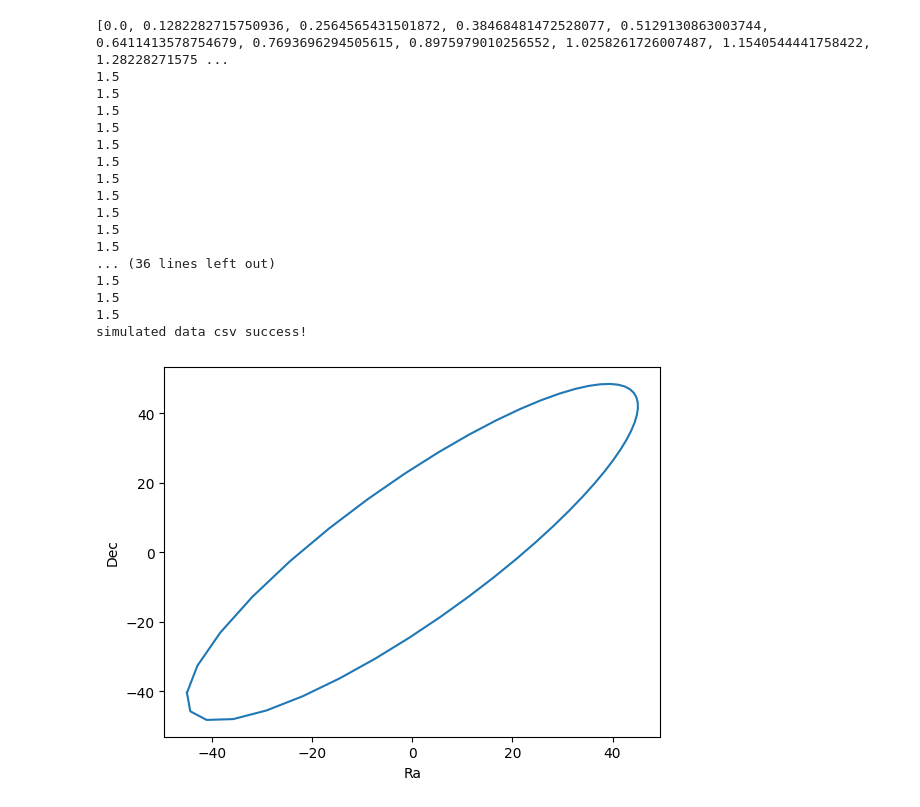
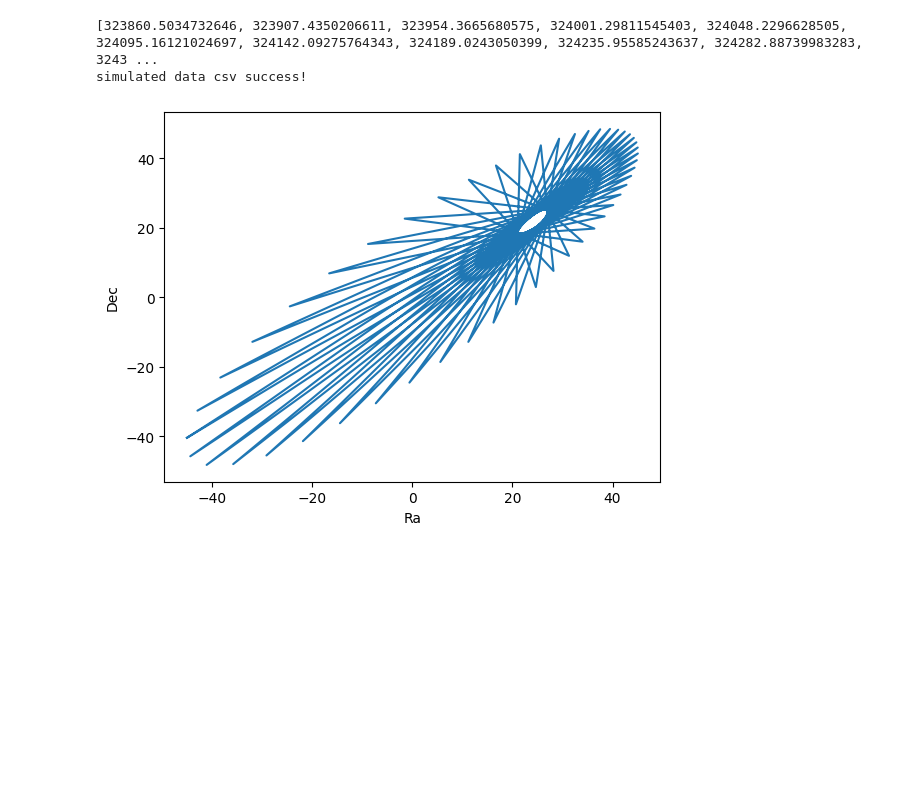
Before and after one commit to Farrmol/CIERA-Research, a Jupyter notebook: OE to Pos and Brightness.ipynb, the cells around one changed output. Saved outputs shown, nothing was run; the diff lists cells and outputs as text; code cells hidden in the pictures; blank space fills up the shorter version.

Commit message:
epochs now given in mjd; tau_ref_epoch consistent

```diff
--- a/OE to Pos and Brightness.ipynb
+++ b/OE to Pos and Brightness.ipynb
@@ -3,6 +3,7 @@
 import numpy as np
 import math
 import matplotlib.pyplot as plt
+from astropy.time import Time
 
 # orbit values
 r = 50 # [mas]
@@ -12,26 +13,29 @@ Omega = np.radians(60) # [radians]
 omega = np.radians(120) # [radians]
 plx = 30 # [mas]
 albedo= 0.5
+tau_ref_epoch = 0 # [mjd]
 # the semimajor axis (a) that is implied here is 1.5au
 
 # First define functions:
 
 #Here will be the function where we convert time to mean anomaly; we will convert these 5 values:
-time_values = np.linspace(0, 1, num=50) # [time_values are in years]
+# time_values = np.linspace(0, 1, num=50) # [time_values are in years]
+time_values = Time(np.linspace(2000, 2001, num=50), format='decimalyear')
 
 # We can begin defining the conversion and its variables
 # t0 is time since periapsis (when its closest to the star) (years), t is the current time, T is orbital period (in years), a is semi-major axis (in au)
 def time_to_mean_anomaly(t, t0, T):
 
+
 # This is the equation to go from time to mean anomaly
-   mean_anomaly = (2 * math.pi * (t-t0)/T)
+   mean_anomaly = (2 * math.pi * (t-t0 - tau_ref_epoch)/T)
    return mean_anomaly
 
 
-T = 1
+T = 365
 t0 = 0
 mean_anomalies = []
-for i in time_values:
+for i in time_values.mjd:
     mean_anomaly = time_to_mean_anomaly(i, t0, T)
     mean_anomalies.append(mean_anomaly)
 
@@ -147,8 +151,8 @@ plt.xlabel('Ra')
 plt.ylabel('Dec')
 
 plt.figure()
-plt.plot(time_values, brightness_new)
-plt.xlabel("Time [dy]", fontsize=18)
+plt.plot(time_values.mjd, brightness_new)
+plt.xlabel("Time [mjd]", fontsize=18)
 plt.ylabel("Brightness", fontsize=18)
 plt.title("Time vs. Relative Brightness: Simulated Orbital Data")
 
@@ -162,48 +166,33 @@ import csv
 # filename = "/Users/farrahamolina/orbitize/orbitize/example_data/simulated_ra_dec_data.csv"
 filename = "simulated_ra_dec_data.csv"
 Object_ID_List = [1] * 50
 raoff_err_list = [0.01] * 50
 decoff_err_list = [0.01] * 50
 
 #with open(filename, mode='w', newline='') as file:
  #   writer = csv.writer(file)
 
     # Write the header with the additional "object_id" column
   #  writer.writerow(["epoch", "object", "raoff", "decoff", "raoff_err", "decoff_err", "brightness"])
 
     # Write the data rows with a unique ID for each object
    # for (epoch, obj, ra, dec, raoff_err, decoff_err, brightness) in (zip(time_values, Object_ID_List, oe_to_pos_ra, oe_to_pos_dec, raoff_err_list, decoff_err_list,  brightness_new)):
     #    writer.writerow([epoch, obj, ra, dec, raoff_err,decoff_err, brightness])
 
 #print("csv file success!!")
 
 with open(filename, mode='w', newline='') as file:
     writer = csv.writer(file)
 
     # Write the header with the additional "object_id" column
     writer.writerow(["epoch", "object", "raoff", "decoff", "raoff_err", "decoff_err"])
 
     # Write the data rows with a unique ID for each object
     for (epoch, obj, ra, dec, raoff_err, decoff_err) in (zip(time_values, Object_ID_List, oe_to_pos_ra, oe_to_pos_dec, raoff_err_list, decoff_err_list)):
-        writer.writerow([epoch*365, obj, ra, dec, raoff_err,decoff_err])
+        writer.writerow([epoch.mjd, obj, ra, dec, raoff_err,decoff_err])
 
 print("simulated data csv success!")
 # %% [output]
-[0.0, 0.1282282715750936, 0.2564565431501872, 0.38468481472528077, 0.5129130863003744, 0.6411413578754679, 0.7693696294505615, 0.8975979010256552, 1.0258261726007487, 1.1540544441758422, 1.28228271575 ...
-1.5
-1.5
-1.5
-1.5
-1.5
-1.5
-1.5
-1.5
-1.5
-1.5
-1.5
-... (36 lines left out)
-1.5
-1.5
-1.5
+[323860.5034732646, 323907.4350206611, 323954.3665680575, 324001.29811545403, 324048.2296628505, 324095.16121024697, 324142.09275764343, 324189.0243050399, 324235.95585243637, 324282.88739983283, 3243 ...
 simulated data csv success!
-[figure, old version]
+[figure, new version]
```
Also changed, not shown: parts of 1 cell of this notebook, 2 other files.
